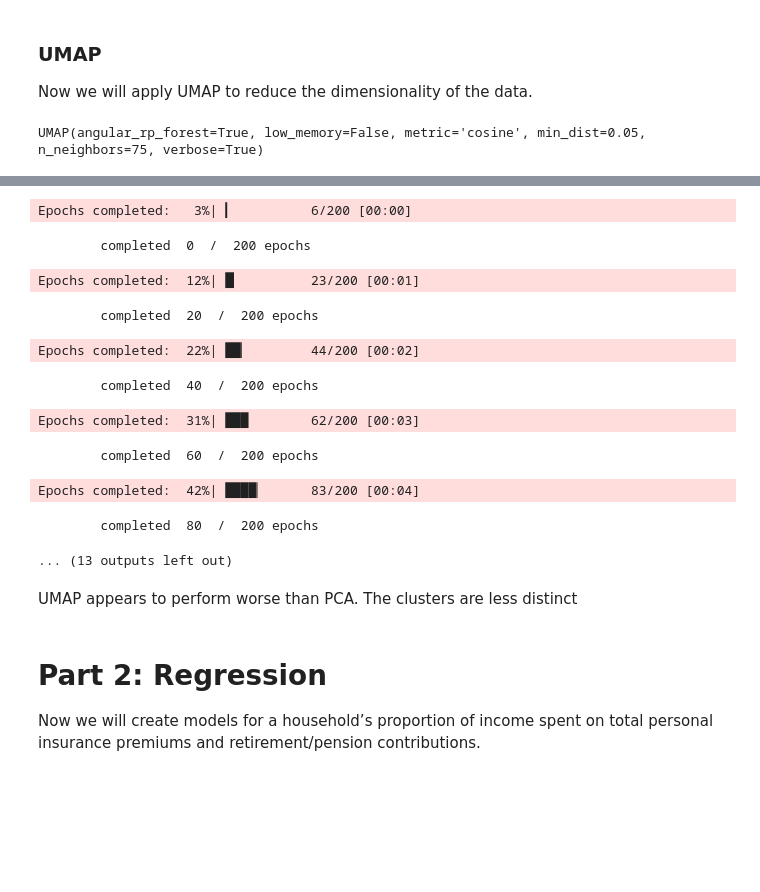
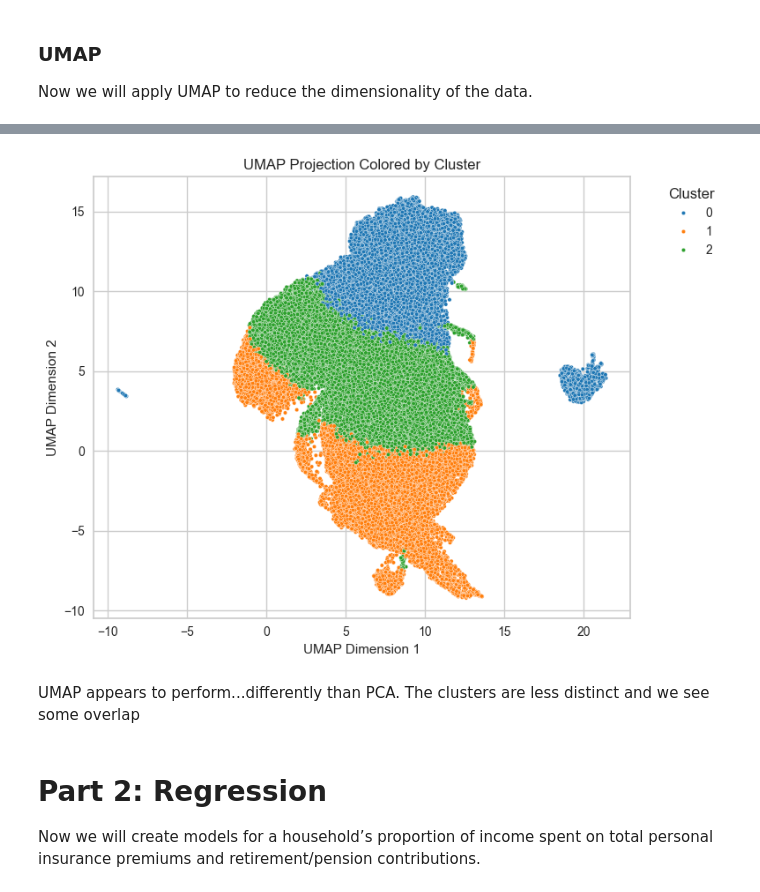
Before and after one commit to noahkostesku/CanadianHouseholdAnalysis, a Jupyter notebook: CanadianHouseholdAnalysis.ipynb, the cells around one changed output, grey strips where cells are left out. Cells and saved outputs as stored; diff of their text form; code cells hidden in the pictures; blank space fills up the shorter version.

Commit message:
Fixed UMAP

```diff
--- a/CanadianHouseholdAnalysis.ipynb
+++ b/CanadianHouseholdAnalysis.ipynb
@@ -683,16 +683,7 @@ HSWH041S      0.179770
 <p>Now we will apply UMAP to reduce the dimensionality of the data.</p>
 # %%
 # UMAP with commonly good starting values
-umap_model = umap.UMAP(n_neighbors=75,
-                    n_components=2,
-                    metric='cosine',
-                    n_epochs=None,
-                    min_dist=0.05,
-                    spread=1.0,
-                    low_memory=False,
-                    n_jobs=-1,
-                    verbose=True
-                   )
+umap_model = umap.UMAP(n_neighbors=55, min_dist=0.65)
 
 umap_2d = umap_model.fit_transform(sampled_df)
 
@@ -709,4 +700,3 @@ plt.legend(title="Cluster", bbox_to_anchor=(1.05, 1), loc='upper left')
 plt.tight_layout()
 plt.show()
 # %% [output]
-UMAP(angular_rp_forest=True, low_memory=False, metric='cosine', min_dist=0.05, n_neighbors=75, verbose=True)
@@ -725,16 +703,6 @@ Fri Apr  4 17:47:06 2025 Construct embedding
-Epochs completed:   3%| ▎          6/200 [00:00]
-        completed  0  /  200 epochs
-Epochs completed:  12%| █▏         23/200 [00:01]
-        completed  20  /  200 epochs
-Epochs completed:  22%| ██▏        44/200 [00:02]
-        completed  40  /  200 epochs
-Epochs completed:  31%| ███        62/200 [00:03]
-        completed  60  /  200 epochs
-Epochs completed:  42%| ████▏      83/200 [00:04]
-        completed  80  /  200 epochs
-... (13 outputs left out)
+[figure, added]
 # %% [markdown]
-<p>UMAP appears to perform worse than PCA. The clusters are less distinct</p>
+<p>UMAP appears to perform...differently than PCA. The clusters are less distinct and we see some overlap</p>
 # %% [markdown]
 <h1>Part 2: Regression</h1>
 
```
Also changed, not shown: parts of 3 cells of this notebook.
